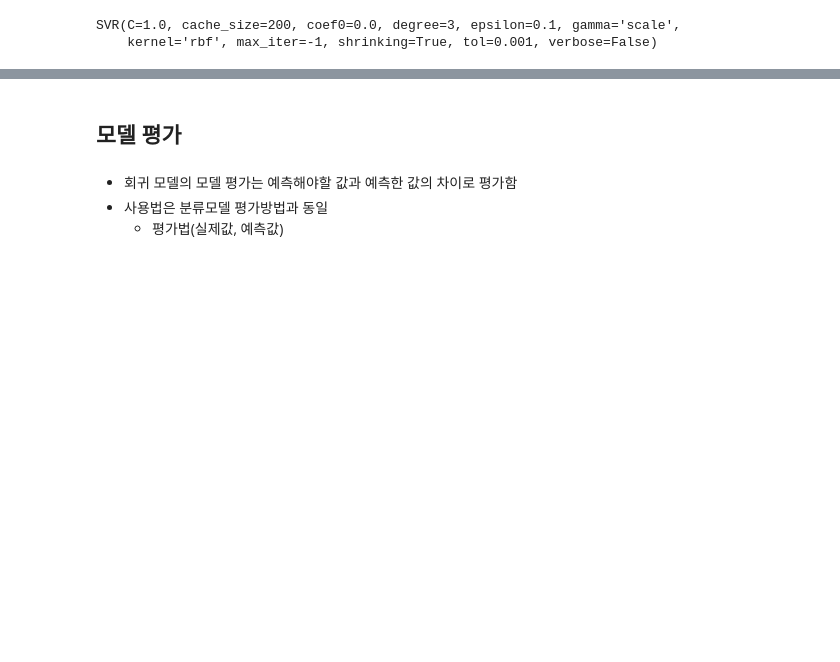
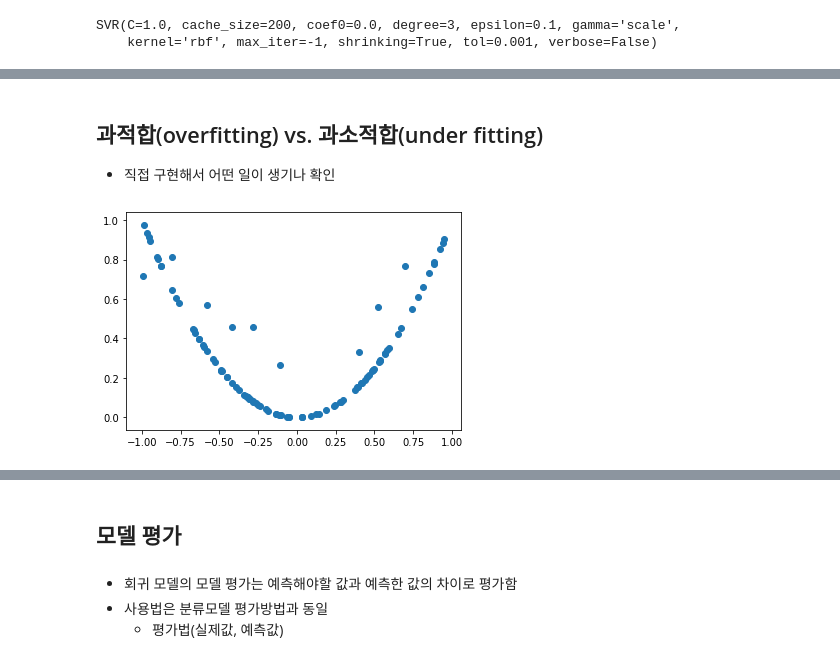
Before and after one commit to WoongheeLee/class-2020-Artificial-Intelligence-and-Future-Society, a Jupyter notebook: week10/support_vector_machines.ipynb, the cells around one changed output, grey strips where cells are left out. Cells and saved outputs as stored; diff of their text form; code cells hidden in the pictures; blank space fills up the shorter version.

Commit message:
update overfitting and undefitting

```diff
--- a/week10/support_vector_machines.ipynb
+++ b/week10/support_vector_machines.ipynb
@@ -574,0 +577,18 @@ y_pred = svr.predict(X_test)
+# %% [markdown]
+## 과적합(overfitting) vs. 과소적합(under fitting)
+* 직접 구현해서 어떤 일이 생기나 확인
+# %%
+# 0 부터 pi 값 사이에 랜덤한 데이터 여러 개 찍음
+_len = 2
+X = np.sort(_len * np.random.rand(100, 1)-1, axis=0)
+# X에 해당하는 x^2 함수
+f = lambda x: x**2
+y = f(X).ravel()
+# 몇 개에 한 번 노이즈 주기
+y[::10] += 1.1 * (0.5 - np.random.rand(100//10))
+
+# 데이터 그려보기
+plt.scatter(X, y)
+plt.show()
+# %% [output]
+[figure, added]
```
Also changed, not shown: parts of 46 cells of this notebook.
